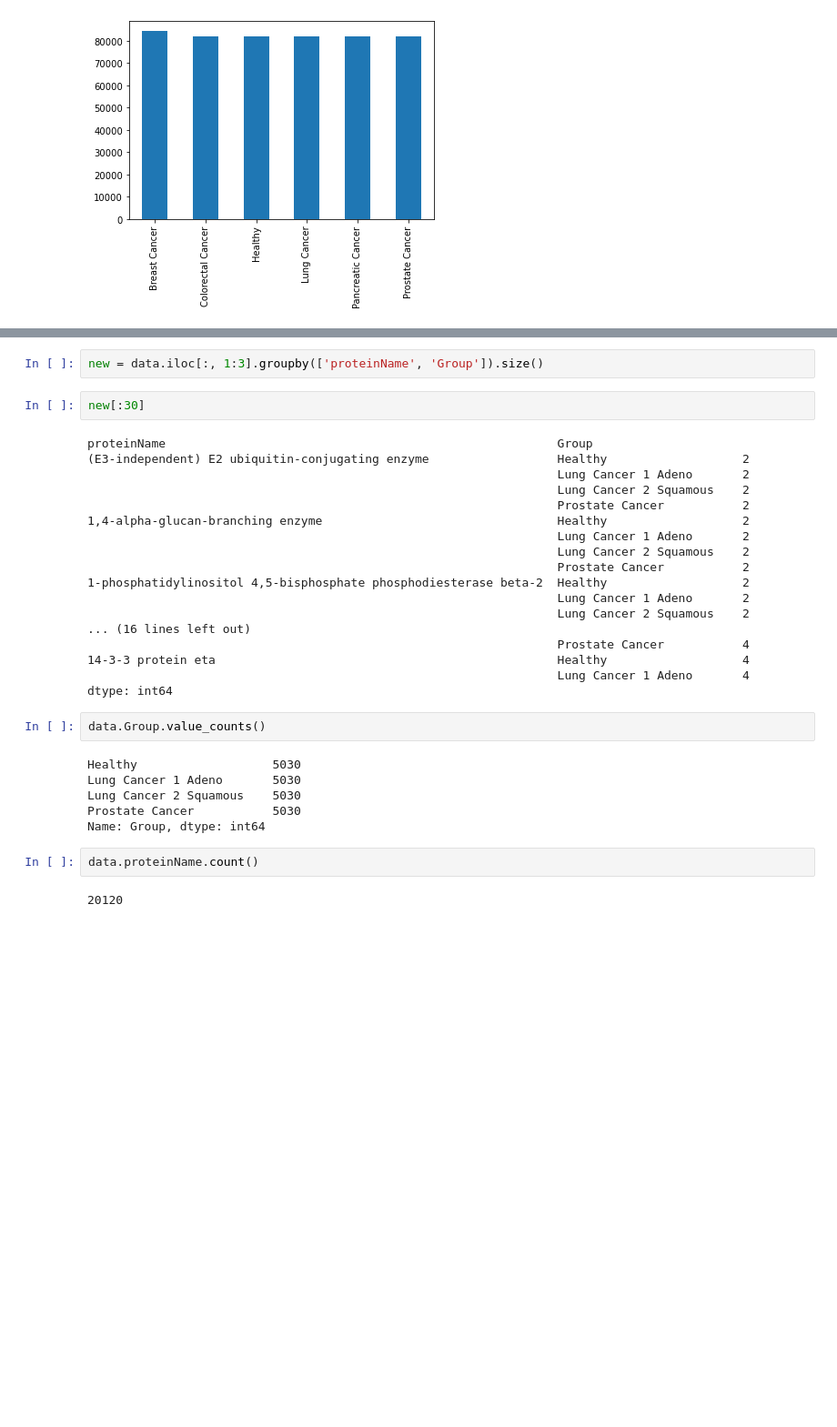
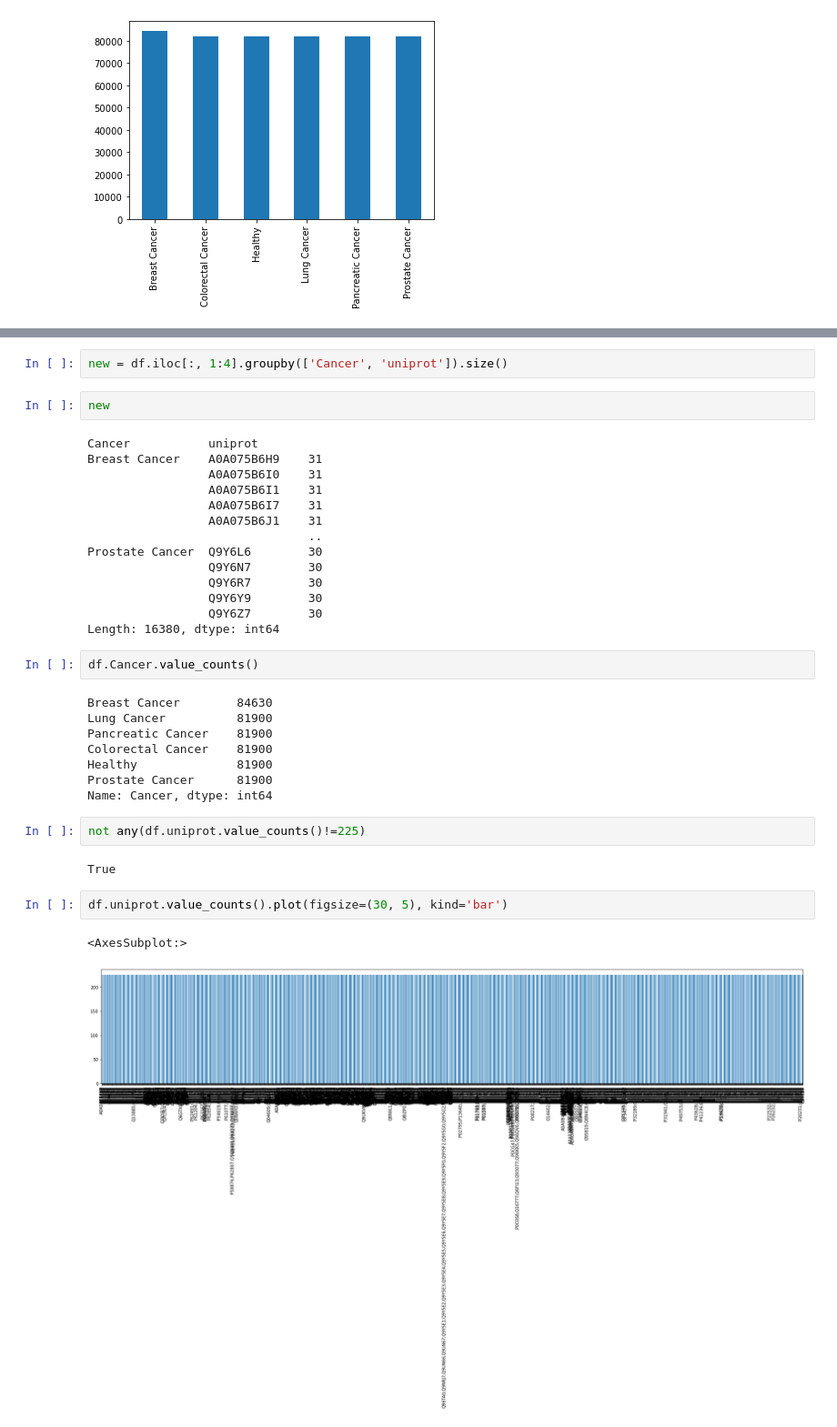
Before and after one commit to cewinharhar/BECS2_dataChallenge, a Jupyter notebook: dataAnalysis.ipynb, the cells around one changed output, grey strips where cells are left out. Shown at 91% size. Saved outputs shown, nothing was run; the diff lists cells and outputs as text; blank space fills up the shorter version.

```diff
--- a/dataAnalysis.ipynb
+++ b/dataAnalysis.ipynb
@@ -70,34 +78,37 @@ countplot('Cancer') # Almost equal sizes for the cancer types and healthy
 # %%
-new = data.iloc[:, 1:3].groupby(['proteinName', 'Group']).size()
+new = df.iloc[:, 1:4].groupby(['Cancer', 'uniprot']).size()
 # %%
-new[:30]
+new
 # %% [output]
-proteinName                                                       Group
-(E3-independent) E2 ubiquitin-conjugating enzyme                  Healthy                   2
-                                                                  Lung Cancer 1 Adeno       2
-                                                                  Lung Cancer 2 Squamous    2
-                                                                  Prostate Cancer           2
-1,4-alpha-glucan-branching enzyme                                 Healthy                   2
-                                                                  Lung Cancer 1 Adeno       2
-                                                                  Lung Cancer 2 Squamous    2
-                                                                  Prostate Cancer           2
-1-phosphatidylinositol 4,5-bisphosphate phosphodiesterase beta-2  Healthy                   2
-                                                                  Lung Cancer 1 Adeno       2
-                                                                  Lung Cancer 2 Squamous    2
-... (16 lines left out)
-                                                                  Prostate Cancer           4
-14-3-3 protein eta                                                Healthy                   4
-                                                                  Lung Cancer 1 Adeno       4
-dtype: int64
+Cancer           uniprot
+Breast Cancer    A0A075B6H9    31
+                 A0A075B6I0    31
+                 A0A075B6I1    31
+                 A0A075B6I7    31
+                 A0A075B6J1    31
+                               ..
+Prostate Cancer  Q9Y6L6        30
+                 Q9Y6N7        30
+                 Q9Y6R7        30
+                 Q9Y6Y9        30
+                 Q9Y6Z7        30
+Length: 16380, dtype: int64
 # %%
-data.Group.value_counts()
+df.Cancer.value_counts()
 # %% [output]
-Healthy                   5030
-Lung Cancer 1 Adeno       5030
-Lung Cancer 2 Squamous    5030
-Prostate Cancer           5030
-Name: Group, dtype: int64
+Breast Cancer        84630
+Lung Cancer          81900
+Pancreatic Cancer    81900
+Colorectal Cancer    81900
+Healthy              81900
+Prostate Cancer      81900
+Name: Cancer, dtype: int64
+# %%
+not any(df.uniprot.value_counts()!=225)
+# %% [output]
+True
 # %%
-data.proteinName.count()
+df.uniprot.value_counts().plot(figsize=(30, 5), kind='bar')
 # %% [output]
-20120
+<AxesSubplot:>
+[figure, added]
```
Also changed, not shown: parts of 9 cells of this notebook, 3 other files.
